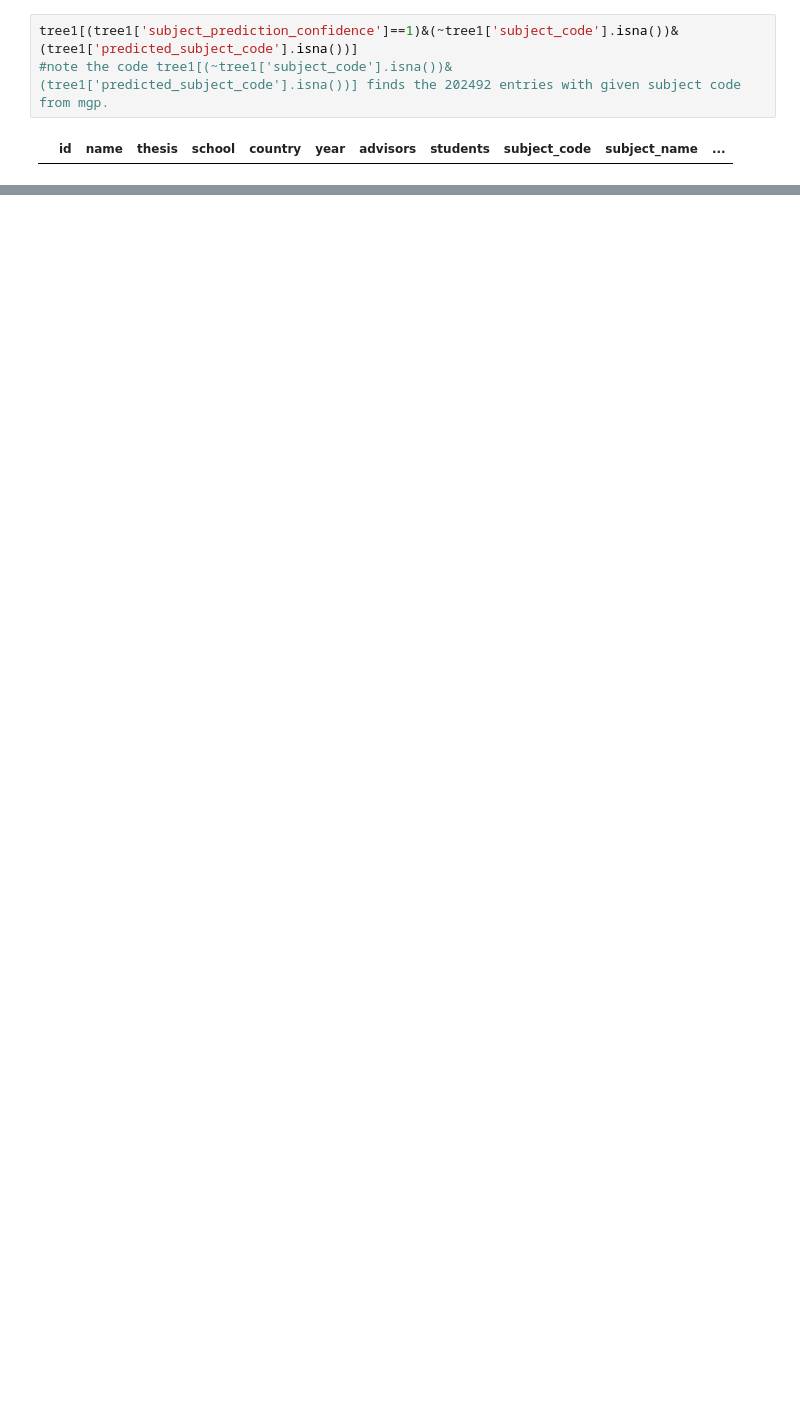
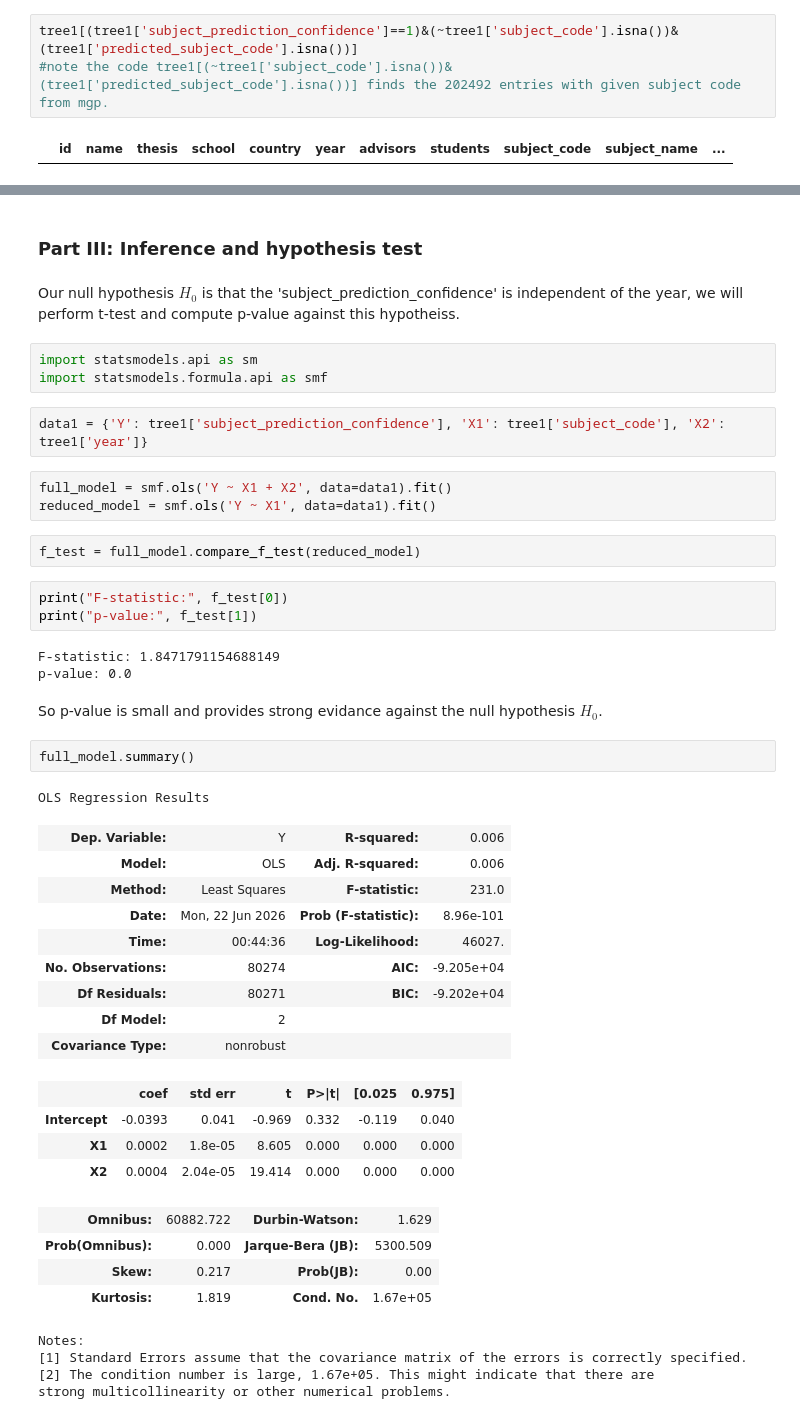
Before and after one commit to Erdos-Projects/summer26-math-genealogy, a Jupyter notebook: notebooks/fill-in-subject-Osanda/intepreting_prediction_confidence-Yilong.ipynb, the cells around one changed output, grey strips where cells are left out. Cells and saved outputs as stored; diff of their text form; blank space fills up the shorter version.

```diff
--- a/notebooks/fill-in-subject-Osanda/intepreting_prediction_confidence-Yilong.ipynb
+++ b/notebooks/fill-in-subject-Osanda/intepreting_prediction_confidence-Yilong.ipynb
@@ -125,0 +179,47 @@ tree1[(tree1['subject_prediction_confidence']==1)&(~tree1['subject_code'].isna()
+# %% [markdown]
+### Part III: Inference and hypothesis test
+# %% [markdown]
+Our null hypothesis $H_0$ is that the 'subject_prediction_confidence' is independent of the year, we will perform t-test and compute p-value against this hypotheiss.
+# %%
+import statsmodels.api as sm
+import statsmodels.formula.api as smf
+# %%
+data1 = {'Y': tree1['subject_prediction_confidence'], 'X1': tree1['subject_code'], 'X2': tree1['year']}
+# %%
+full_model = smf.ols('Y ~ X1 + X2', data=data1).fit()
+reduced_model = smf.ols('Y ~ X1', data=data1).fit()
+# %%
+f_test = full_model.compare_f_test(reduced_model)
+# %%
+print("F-statistic:", f_test[0])
+print("p-value:", f_test[1])
+# %% [output]
+F-statistic: 1.8471791154688149
+p-value: 0.0
+# %% [markdown]
+So p-value is small and provides strong evidance against the null hypothesis $H_0$.
+# %%
+full_model.summary()
+# %% [output]
+OLS Regression Results
+| Dep. Variable: | Y | R-squared: | 0.006 |
+| Model: | OLS | Adj. R-squared: | 0.006 |
+| Method: | Least Squares | F-statistic: | 231.0 |
+| Date: | Mon, 22 Jun 2026 | Prob (F-statistic): | 8.96e-101 |
+| Time: | 00:44:36 | Log-Likelihood: | 46027. |
+| No. Observations: | 80274 | AIC: | -9.205e+04 |
+| Df Residuals: | 80271 | BIC: | -9.202e+04 |
+| Df Model: | 2 |  |  |
+| Covariance Type: | nonrobust |  |  |
+|  | coef | std err | t | P>|t| | [0.025 | 0.975] |
+| Intercept | -0.0393 | 0.041 | -0.969 | 0.332 | -0.119 | 0.040 |
+| X1 | 0.0002 | 1.8e-05 | 8.605 | 0.000 | 0.000 | 0.000 |
+| X2 | 0.0004 | 2.04e-05 | 19.414 | 0.000 | 0.000 | 0.000 |
+| Omnibus: | 60882.722 | Durbin-Watson: | 1.629 |
+| Prob(Omnibus): | 0.000 | Jarque-Bera (JB): | 5300.509 |
+| Skew: | 0.217 | Prob(JB): | 0.00 |
+| Kurtosis: | 1.819 | Cond. No. | 1.67e+05 |
+Notes:
+[1] Standard Errors assume that the covariance matrix of the errors is correctly specified.
+[2] The condition number is large, 1.67e+05. This might indicate that there are
+strong multicollinearity or other numerical problems.
```
Also changed, not shown: parts of 14 cells of this notebook.
